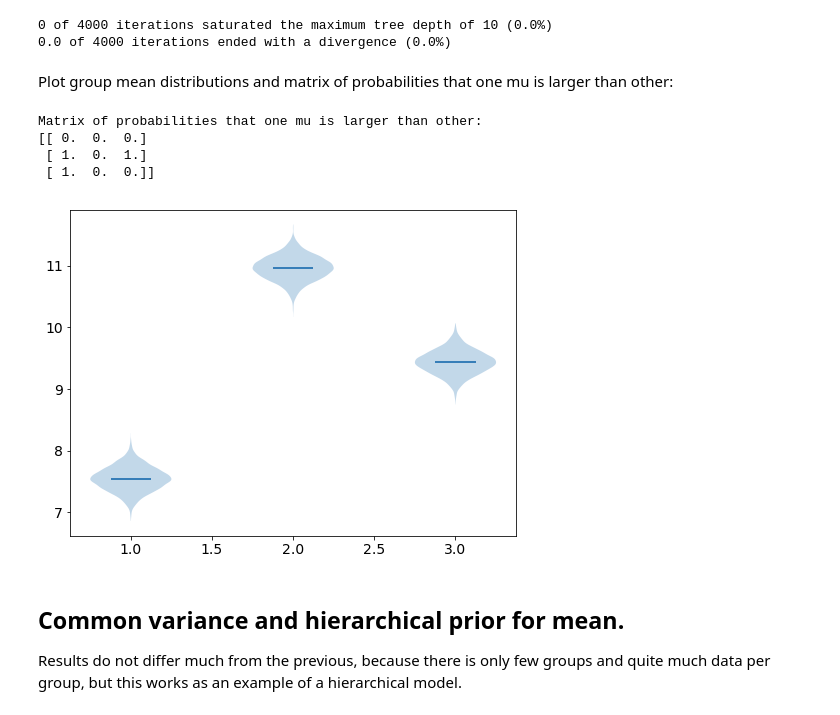
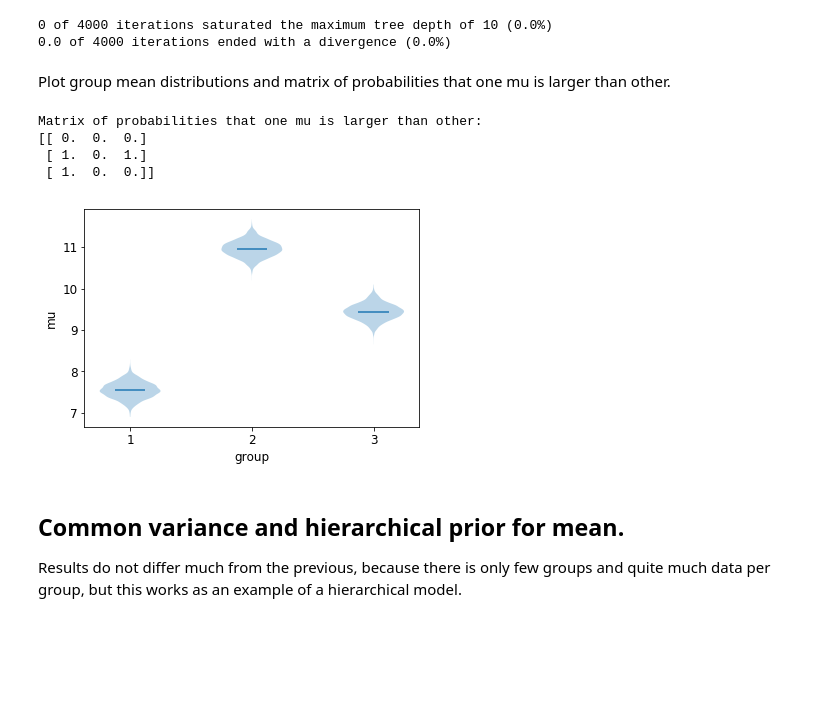
Before and after one commit to avehtari/BDA_py_demos, a Jupyter notebook: demos_pystan/pystan_demo.ipynb, the cells around one changed output. Saved outputs shown, nothing was run; the diff lists cells and outputs as text; code cells hidden in the pictures; blank space fills up the shorter version.

```diff
--- a/demos_pystan/pystan_demo.ipynb
+++ b/demos_pystan/pystan_demo.ipynb
@@ -16,15 +18,11 @@ import pystan
 import matplotlib.pyplot as plt
+# %%
+# edit default plot settings
+plt.rc('font', size=12)
 # %% [markdown]
 We also import some utilities by Michael Betancourt and introduced in [PyStan workflow case study](http://mc-stan.org/users/documentation/case-studies/pystan_workflow.html)
 # %%
 import stan_utility
-# %%
-# edit default plot settings (colours from colorbrewer2.org)
-plt.rc('figure', figsize=(8,6))
-plt.rc('font', size=14)
-plt.rc('lines', color='#377eb8', linewidth=2)
-plt.rc('axes', color_cycle=('#377eb8','#e41a1c','#4daf4a',
-                            '#984ea3','#ff7f00','#ffff33'))
 # %% [markdown]
 ## Bernoulli model
 
@@ -175,9 +177,11 @@ xpred = 2016
 # %% [markdown]
 Plot the data
 # %%
-plt.figure(figsize=(10,5))
-plt.scatter(x, y, 5, color='#377eb8')
-plt.xlabel('Year')
-plt.ylabel('Summer temperature at Kilpisjarvi')
-plt.xlim(1952,2013);
+# make slightly wider figure
+wide_figsize = plt.rcParams['figure.figsize'].copy()
+wide_figsize[0] *= 1.4
+plt.figure(figsize=wide_figsize)
+plt.scatter(x, y)
+plt.xlabel('year')
+plt.ylabel('summer temperature at Kilpisjarvi');
 # %% [output]
@@ -609,23 +667,29 @@ stan_utility.check_div(fit)
 0 of 4000 iterations saturated the maximum tree depth of 10 (0.0%)
 0.0 of 4000 iterations ended with a divergence (0.0%)
 # %% [markdown]
-Plot group mean distributions and matrix of probabilities that one mu is larger than other:
+Plot group mean distributions and matrix of probabilities that one mu is larger than other.
 # %%
-plt.violinplot(mu,showmeans=True,showextrema=False);
+# matrix of probabilities that one mu is larger than other
 mu = fit.extract(permuted=True)['mu']
-ps = np.zeros((3,3))b
+ps = np.zeros((3, 3))
 for k1 in range(3):
-    for k2 in range(k1+1,3):
-        ps[k1,k2] = np.mean(mu[:,k1]>mu[:,k2])
-        ps[k2,k1] = 1 - ps[k1,k2]
+    for k2 in range(k1+1, 3):
+        ps[k1, k2] = np.mean(mu[:, k1] > mu[:, k2])
+        ps[k2, k1] = 1 - ps[k1, k2]
 print("Matrix of probabilities that one mu is larger than other:")
 print(ps)
+
+# plot violins
+plt.violinplot(mu, showmeans=True, showextrema=False)
+plt.xticks(np.arange(1, 4))
+plt.xlabel('group')
+plt.ylabel('mu');
 # %% [output]
 Matrix of probabilities that one mu is larger than other:
 [[ 0.  0.  0.]
  [ 1.  0.  1.]
  [ 1.  0.  0.]]
-[figure, old version]
+[figure, new version]
 # %% [markdown]
 ## Common variance and hierarchical prior for mean.
 
```
Also changed, not shown: parts of 64 cells of this notebook.
